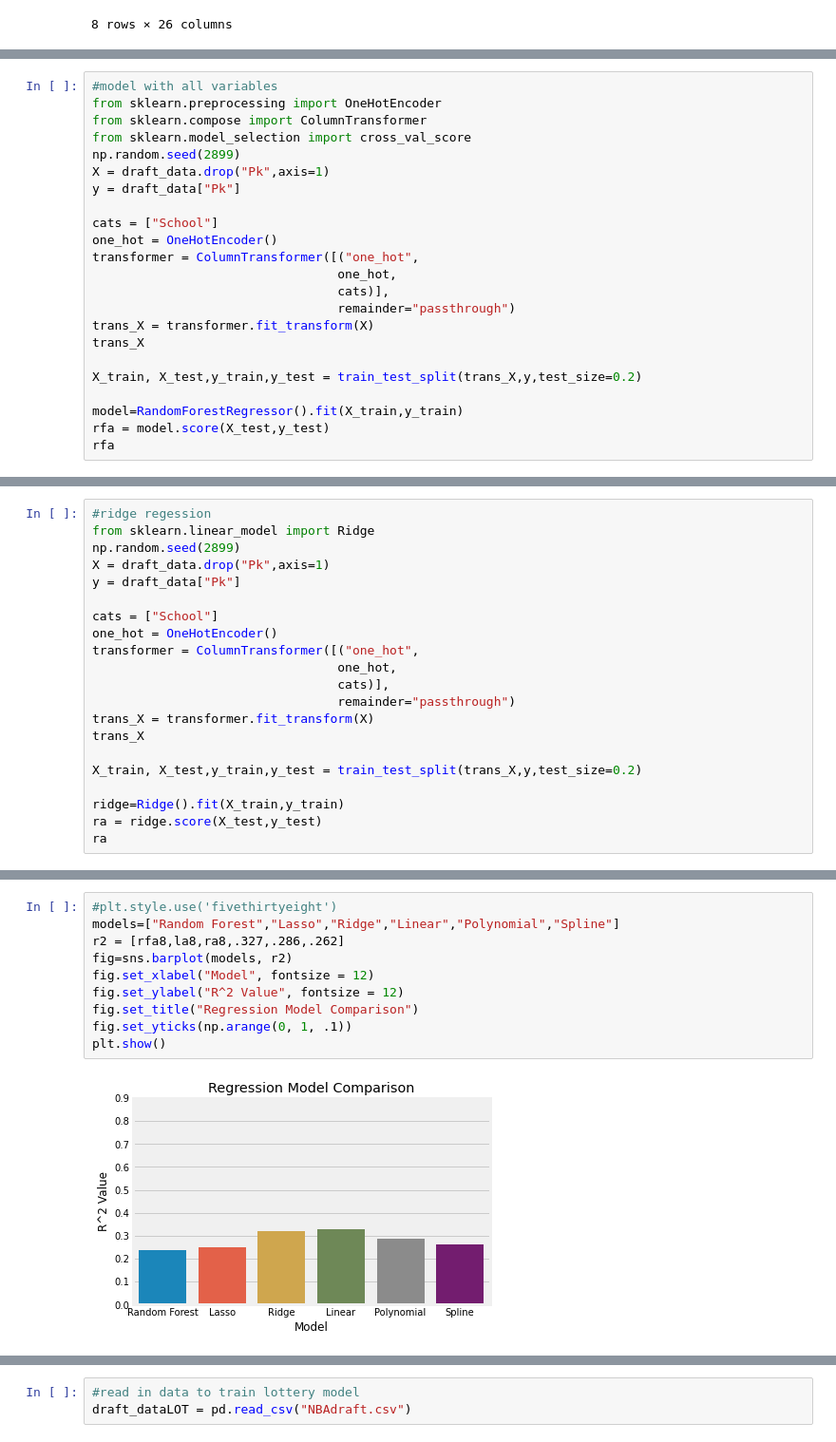
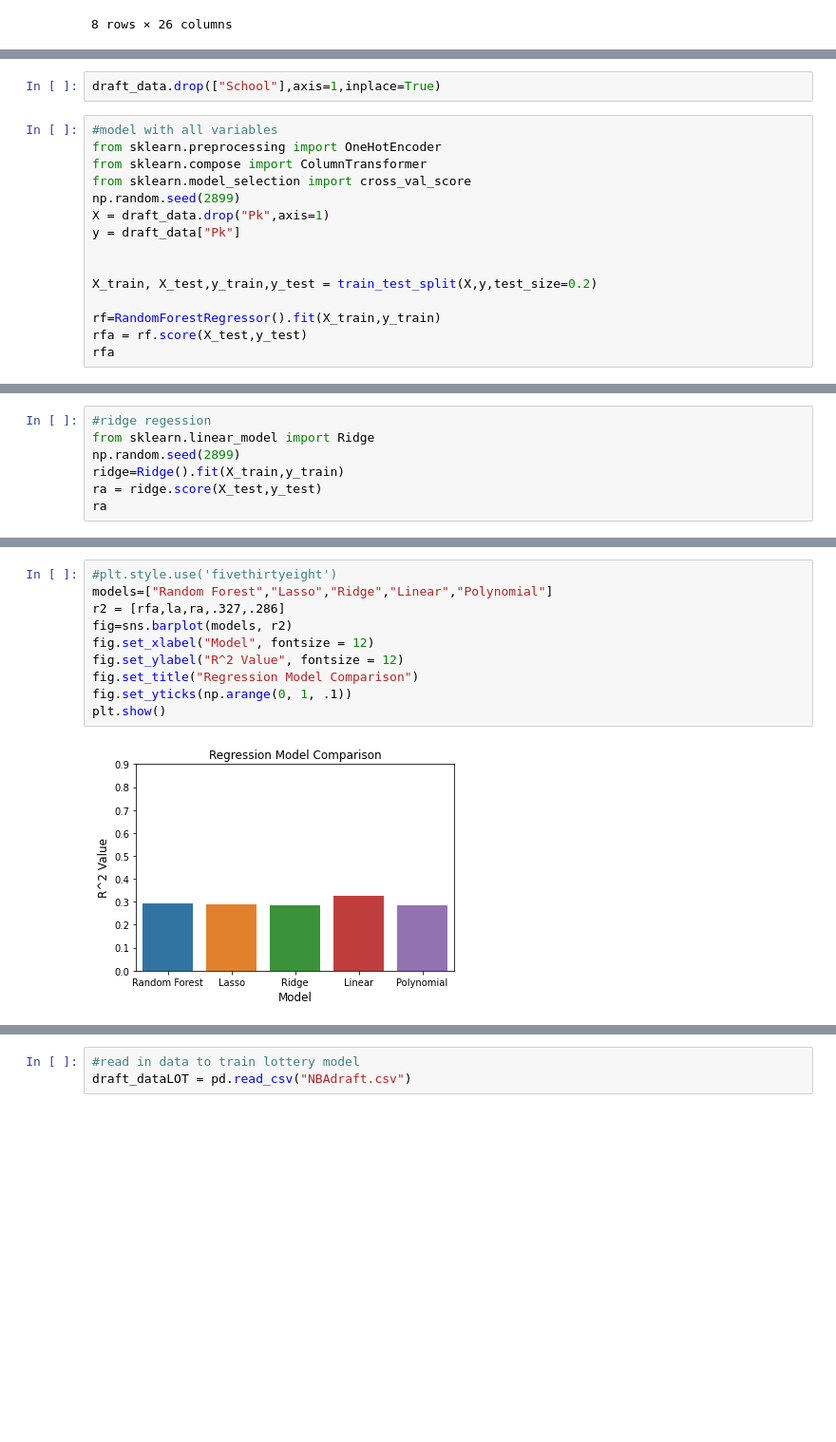
Before and after one commit to jpicc/NBA-Draft-Predictor, a Jupyter notebook: Draft_Pick_Predictor.ipynb, the cells around one changed output, grey strips where cells are left out. Shown at 95% size. Saved outputs shown, nothing was run; the diff lists cells and outputs as text; blank space fills up the shorter version.

```diff
--- a/Draft_Pick_Predictor.ipynb
+++ b/Draft_Pick_Predictor.ipynb
@@ -90,3 +88,5 @@ len(draft_data_top8)
+# %%
+draft_data.drop(["School"],axis=1,inplace=True)
 # %%
 #model with all variables
 from sklearn.preprocessing import OneHotEncoder
@@ -96,18 +96,10 @@ np.random.seed(2899)
 X = draft_data.drop("Pk",axis=1)
 y = draft_data["Pk"]
 
-cats = ["School"]
-one_hot = OneHotEncoder()
-transformer = ColumnTransformer([("one_hot",
-                                 one_hot,
-                                 cats)],
-                                 remainder="passthrough")
-trans_X = transformer.fit_transform(X)
-trans_X
 
-X_train, X_test,y_train,y_test = train_test_split(trans_X,y,test_size=0.2)
+X_train, X_test,y_train,y_test = train_test_split(X,y,test_size=0.2)
 
-model=RandomForestRegressor().fit(X_train,y_train)
-rfa = model.score(X_test,y_test)
+rf=RandomForestRegressor().fit(X_train,y_train)
+rfa = rf.score(X_test,y_test)
 rfa
 # %% [output]
@@ -116,20 +108,6 @@ rfa
 #ridge regession
 from sklearn.linear_model import Ridge
 np.random.seed(2899)
-X = draft_data.drop("Pk",axis=1)
-y = draft_data["Pk"]
-
-cats = ["School"]
-one_hot = OneHotEncoder()
-transformer = ColumnTransformer([("one_hot",
-                                 one_hot,
-                                 cats)],
-                                 remainder="passthrough")
-trans_X = transformer.fit_transform(X)
-trans_X
-
-X_train, X_test,y_train,y_test = train_test_split(trans_X,y,test_size=0.2)
-
 ridge=Ridge().fit(X_train,y_train)
 ra = ridge.score(X_test,y_test)
 ra
@@ -197,12 +145,12 @@ rmse
 # %%
 #plt.style.use('fivethirtyeight')
-models=["Random Forest","Lasso","Ridge","Linear","Polynomial","Spline"]
-r2 = [rfa8,la8,ra8,.327,.286,.262]
+models=["Random Forest","Lasso","Ridge","Linear","Polynomial"]
+r2 = [rfa,la,ra,.327,.286]
 fig=sns.barplot(models, r2)
 fig.set_xlabel("Model", fontsize = 12)
 fig.set_ylabel("R^2 Value", fontsize = 12)
 fig.set_title("Regression Model Comparison")
 fig.set_yticks(np.arange(0, 1, .1))
 plt.show()
 # %% [output]
-[figure, old version]
+[figure, new version]
```
Also changed, not shown: parts of 17 cells of this notebook.
